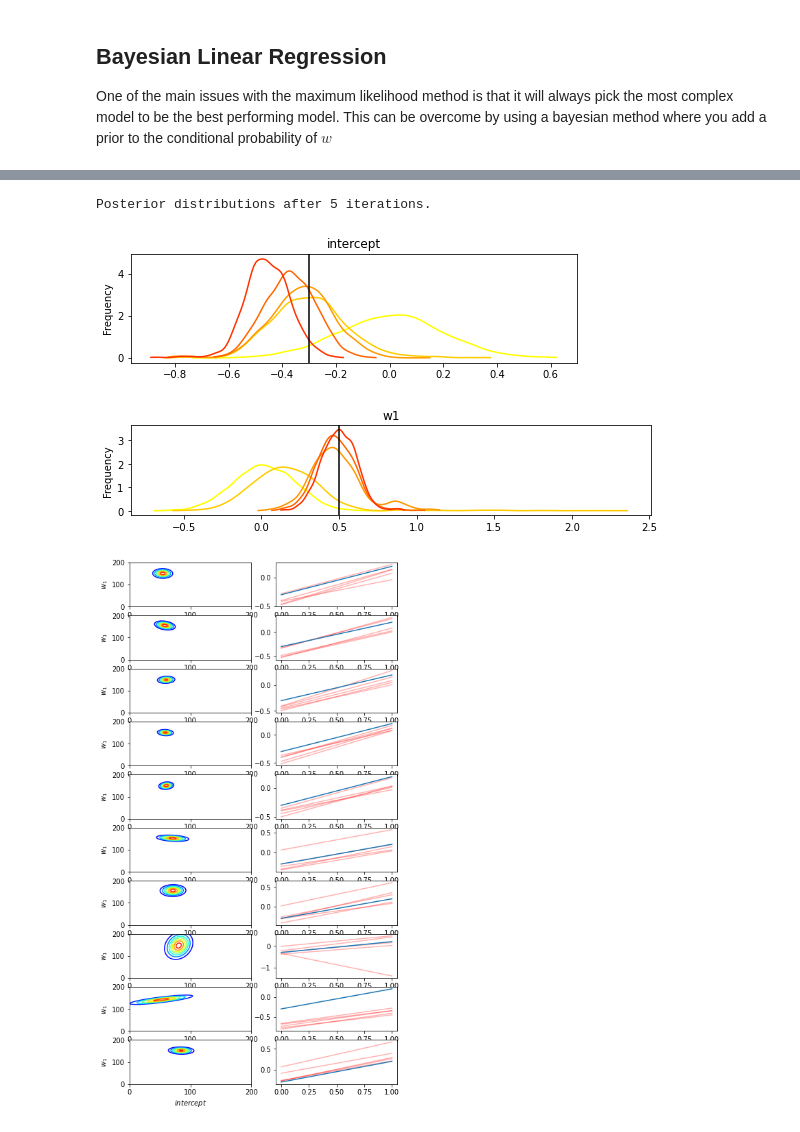
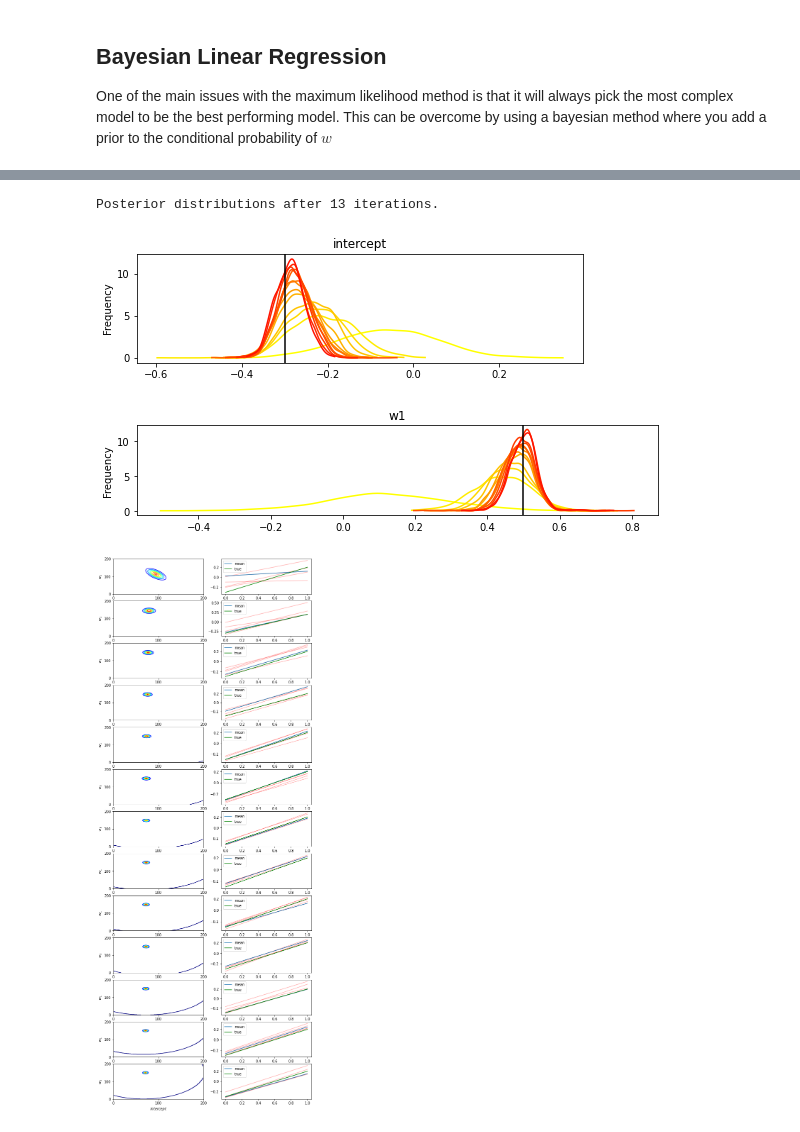
Before and after one commit to wouterMostard/PRML, a Jupyter notebook: Chapter 3 Linear Models for Regression.ipynb, the cells around one changed output, grey strips where cells are left out. Cells and saved outputs as stored; diff of their text form; code cells hidden in the pictures.

```diff
--- a/Chapter 3 Linear Models for Regression.ipynb
+++ b/Chapter 3 Linear Models for Regression.ipynb
@@ -32,7 +32,7 @@ alpha_true = -0.30
 beta0_true = 0.5
 
 # Size of dataset
-size = 20
+size = 100
 
 # Predictor variable
 X1 = np.linspace(0, 1, size)
@@ -65,7 +66,7 @@ Sampling 4 chains for 1_000 tune and 1_000 draw iterations (4_000 + 4_000 draws
 # %%
 traces = [trace]
 
-for i in range(3):
+for i in range(12):
 
     # generate more data
     X1 = np.random.randn(size)
@@ -124,9 +132,9 @@ for param in ['intercept', 'w1']:
 
 plt.tight_layout()
 # %% [output]
-Posterior distributions after 5 iterations.
+Posterior distributions after 13 iterations.
-[figure, old version]
+[figure, new version]
-[figure, old version]
+[figure, new version]
 # %%
 from scipy.stats import multivariate_normal
 # %%
@@ -155,12 +163,14 @@ def plot_equations(trace, axis):
     for sample in np.random.choice(trace, 5):
         axis.plot(sample['intercept'] + sample['w1'] * x, c='r', alpha=0.30)
 
-    axis.plot(alpha_true + beta0_true * x)
+    axis.plot(sample['intercept'].mean() + sample['w1'].mean() * x, label='mean')
+    axis.plot(alpha_true + beta0_true * x, c='g', label='true')
+    axis.legend()
 # %%
-fig, axes = plt.subplots(ncols=2, nrows=10, figsize=(7, 14))
+fig, axes = plt.subplots(ncols=2, nrows=len(traces), figsize=(10, 28))
 
-for index, trace in enumerate(traces[:10]):
+for index, trace in enumerate(traces):
     plot_posterior(trace, axes[index, 0])
     plot_equations(trace, axes[index, 1])
 # %% [output]
-[figure, old version]
+[figure, new version]
```
Also changed, not shown: parts of 2 cells of this notebook.
